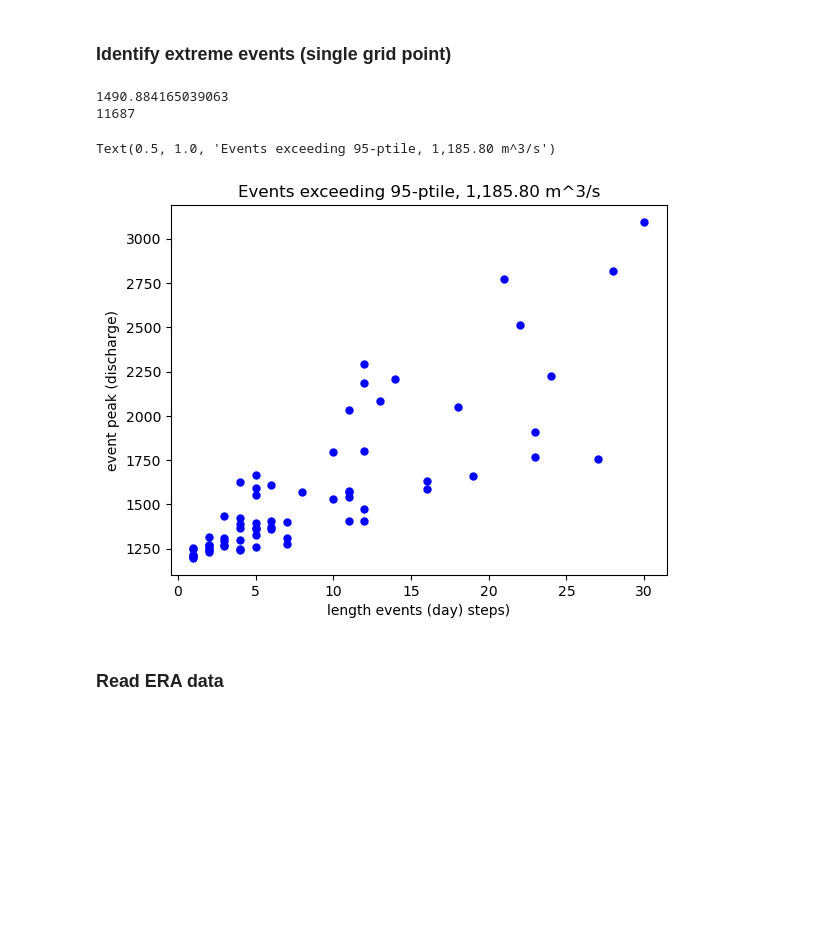
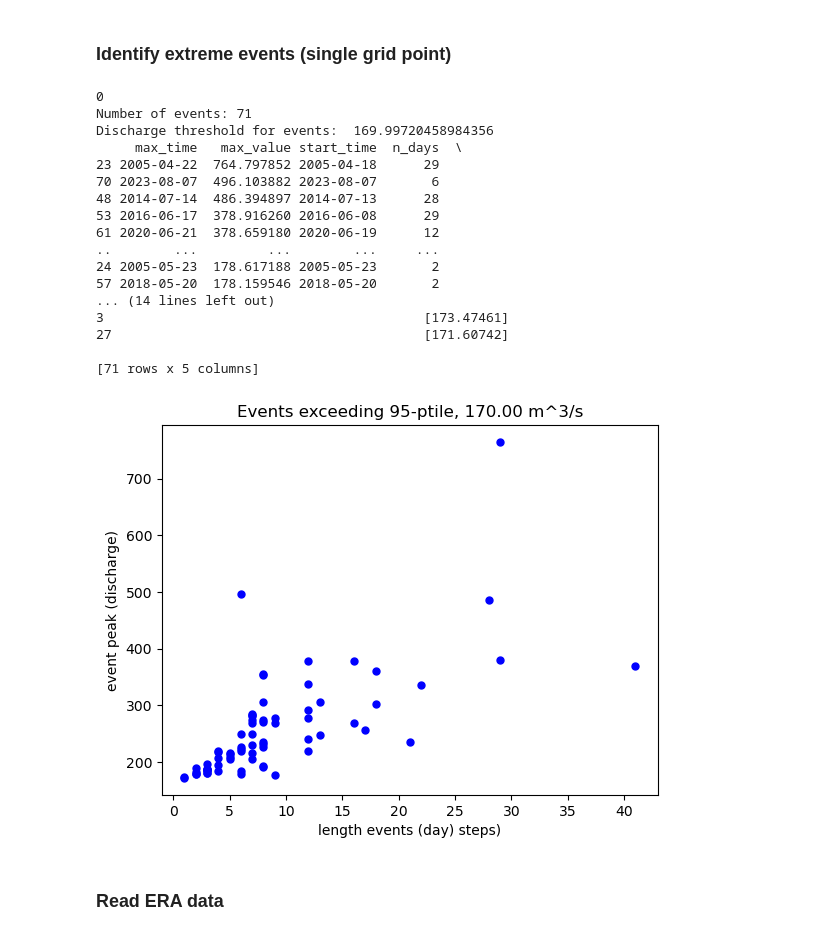
Before and after one commit to zappag/FLORA, a Jupyter notebook: explore.ipynb, the cells around one changed output. Saved outputs shown, nothing was run; the diff lists cells and outputs as text; code cells hidden in the pictures; blank space fills up the shorter version.

```diff
--- a/explore.ipynb
+++ b/explore.ipynb
@@ -37,18 +37,21 @@ QUESTIONS:
 EFASDIR_HIST="/home/zappa/work_big/EFAS"
 
 # Name Pattern of EFAS data, * reflects different years
-watershed='lagen'
+watershed='timis'
 tres='day'
+#
+# path of efas data masked for watershed
+wshed_fname=f"{EFASDIR_HIST}/postpro/{tres}/watersheds/efas_{watershed}_masked.nc"  # from preprocessed file
 
-#fname_pat=f"{EFASDIR_HIST}/output/6h/efas_italy_*.nc"
-#fname_pat=f"{EFASDIR_HIST}/output/{tres}/efas_{watershed}_*.nc"
-#wshed_fname=f"{EFASDIR_HIST}/postpro/{tres}/watersheds/efas_{watershed}_????.nc"
-wshed_fname=f"{EFASDIR_HIST}/postpro/{tres}/watersheds/efas_{watershed}_masked.nc" # from preprocessed file
-wshed_dismax_fname=f"{EFASDIR_HIST}/postpro/{tres}/watersheds/basinmax/efas_{watershed}.nc"
-
+# path of maximum discharge in watershed
+wshed_dismax_fname=os.path.dirname(wshed_fname)+f"/basinmax/efas_{watershed}.nc"
 
 # directory of HydroBasins shapefile
 shape_dir="/work_big/users/zappa/TRANSLATE/HydroBasins/hybas_lake_eu_lev01-12_v1c/"
+
+# path to directory with figures
+figdir=f"/home/zappa/work_big/TRANSLATE/figures/efas_historical/{watershed}/"
+os.makedirs(figdir, exist_ok=True)
 
 # variable name in EFAS file
 if tres=='day':
@@ -66,7 +69,8 @@ tlon=winfo['tlon']
 tlat=winfo['tlat']
 tlabel=winfo['tlabel']
 hblevel=winfo['shape_file_level']
-bbox=winfo['bounding_box'] # lonW, latS, lonE, latN
+bbox=winfo['bounding_box'] # lonS, latW, lonN, latE
+#atmbox=winfo['era_box']
 
 # watershed central point
 wspoint = Point(tlon, tlat)
@@ -407,38 +444,44 @@ def find_events(data, prcth, gap=0):
-# %%
-print(np.percentile(ds_hazard.T,98))
-tt=np.sum(ds_hazard>219)
-print(tt)
-# %% [output]
-1490.884165039063
-11687
 # %%
 
 # minimum number of time steps below threshold between independent events. Otherwise it's the same event
 if tres=='day':
-    steps_independent_event=1
+    steps_independent_event=6
 elif tres=='6h':
     steps_independent_event=3
 
 # threshold precentile for event definition (across all timesteps)
 prcth=95
-iv_event,dis_threshold=find_events(ds_hazard,prcth,steps_independent_event)
-
-# Convert events to a pandas DataFrame
-df_events = pd.DataFrame(iv_event)
-event_length=df_events[2].apply(len)
-event_max=df_events[2].apply(max)
-
-# add column with peak intensity
-df_events[3]=event_max
+df_events,dis_threshold=find_events(xds_hazard['dis24'],prcth,steps_independent_event)
 
 plt.figure
-plt.plot(event_length,event_max,marker='o', linestyle='None', markersize=5, color='blue')
+plt.plot(df_events['n_days'],df_events['max_value'],marker='o', linestyle='None', markersize=5, color='blue')
 plt.xlabel(f'length events ({tres}) steps)')
 plt.ylabel('event peak (discharge)')
 plt.title(f'Events exceeding {prcth}-ptile, {dis_threshold:,.2f} m^3/s')
+
+# print number of events
+print(f"Number of events: {len(df_events)}")
+print('Discharge threshold for events: ',dis_threshold)
+print(df_events)
 # %% [output]
-Text(0.5, 1.0, 'Events exceeding 95-ptile, 1,185.80 m^3/s')
+0
+Number of events: 71
+Discharge threshold for events:  169.99720458984356
+     max_time   max_value start_time  n_days  \
+23 2005-04-22  764.797852 2005-04-18      29
+70 2023-08-07  496.103882 2023-08-07       6
+48 2014-07-14  486.394897 2014-07-13      28
+53 2016-06-17  378.916260 2016-06-08      29
+61 2020-06-21  378.659180 2020-06-19      12
+..        ...         ...        ...     ...
+24 2005-05-23  178.617188 2005-05-23       2
+57 2018-05-20  178.159546 2018-05-20       2
+... (14 lines left out)
+3                                         [173.47461]
+27                                        [171.60742]
+
+[71 rows x 5 columns]
-[figure, old version]
+[figure, new version]
 # %% [markdown]
 ### Read ERA data
 # %%
```
Also changed, not shown: parts of 18 cells of this notebook.
